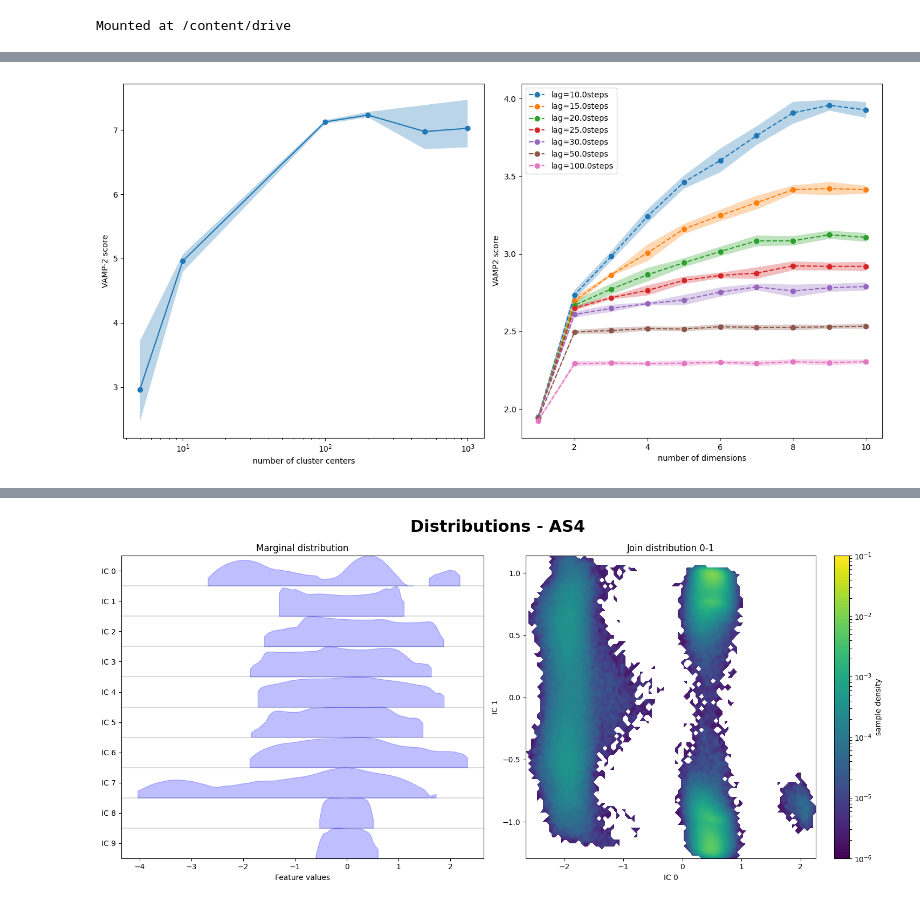
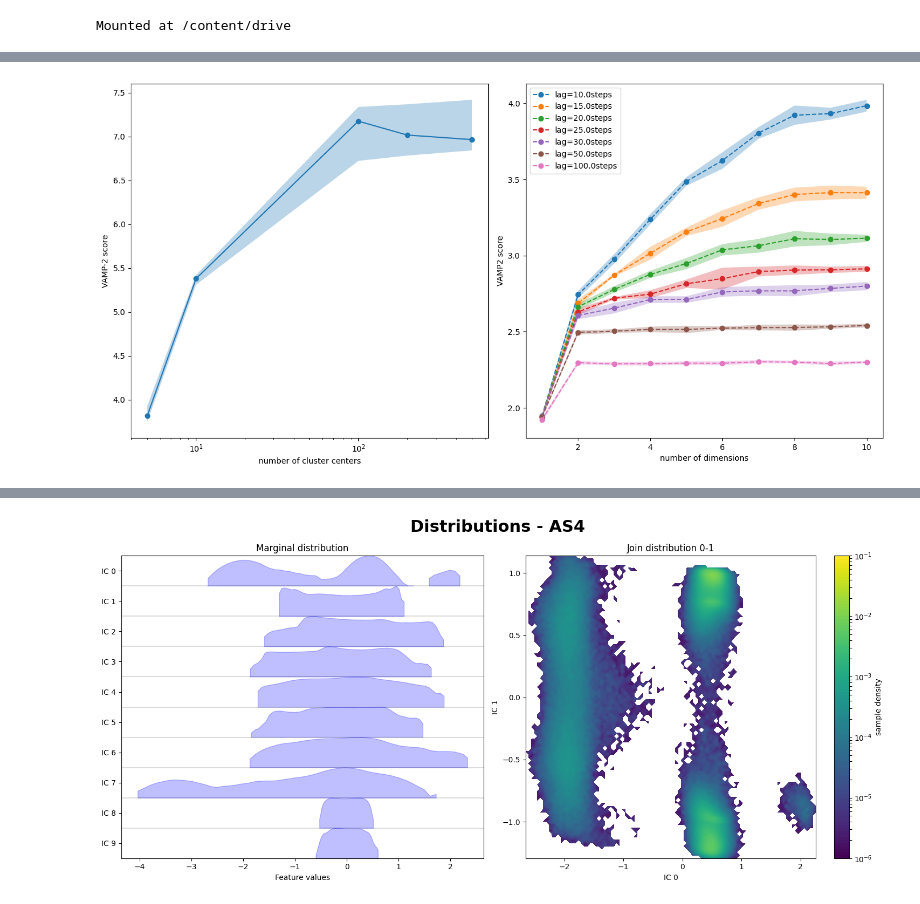
Before and after one commit to saguileran/MD-SCPI, a Jupyter notebook: NoteBooks/PyEMMA_AS4.ipynb, the cells around one changed output, grey strips where cells are left out. Saved outputs shown, nothing was run; the diff lists cells and outputs as text; code cells hidden in the pictures.

```diff
--- a/NoteBooks/PyEMMA_AS4.ipynb
+++ b/NoteBooks/PyEMMA_AS4.ipynb
@@ -43,7 +54,7 @@ tica_concatenated = np.concatenate(tica_output)
 
 fig, (ax, ax1) = plt.subplots(1,2,figsize=(14,7))
 
-n_clustercenters = [5, 10, 100, 200, 500, 1000]
+n_clustercenters = [5, 10, 100, 200, 500]
 scores = np.zeros((len(n_clustercenters), 5))
 for n, k in enumerate(n_clustercenters):
     for m in range(5):
@@ -78,0 +90 @@ WARNING:pyemma.coordinates.clustering.kmeans.KmeansClustering[17617]:Algorithm d
+[figure, new version]
@@ -81 +92,0 @@ WARNING:pyemma.coordinates.clustering.kmeans.KmeansClustering[17629]:Algorithm d
-[figure, old version]
```
Also changed, not shown: parts of 11 cells of this notebook.
